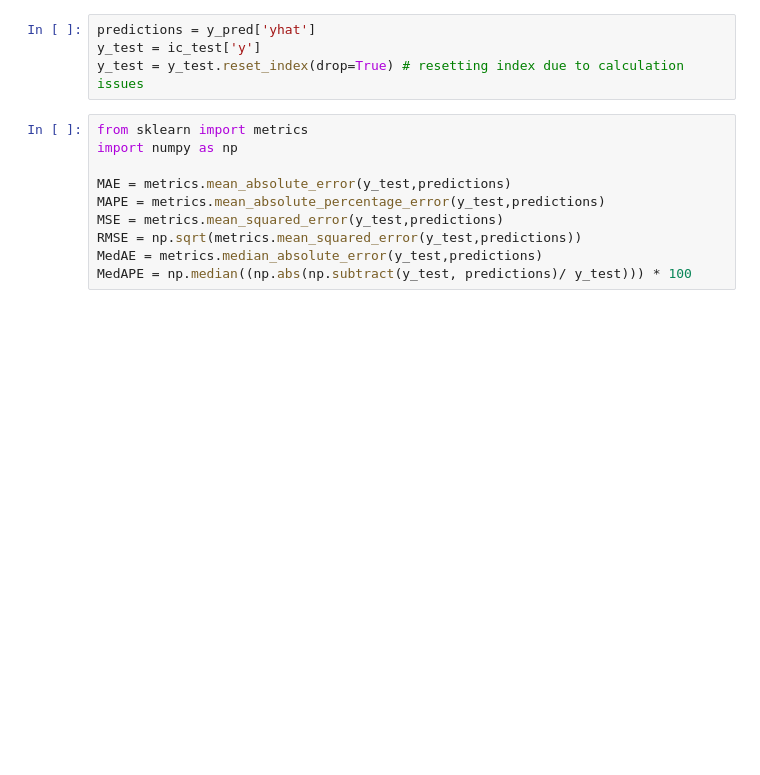
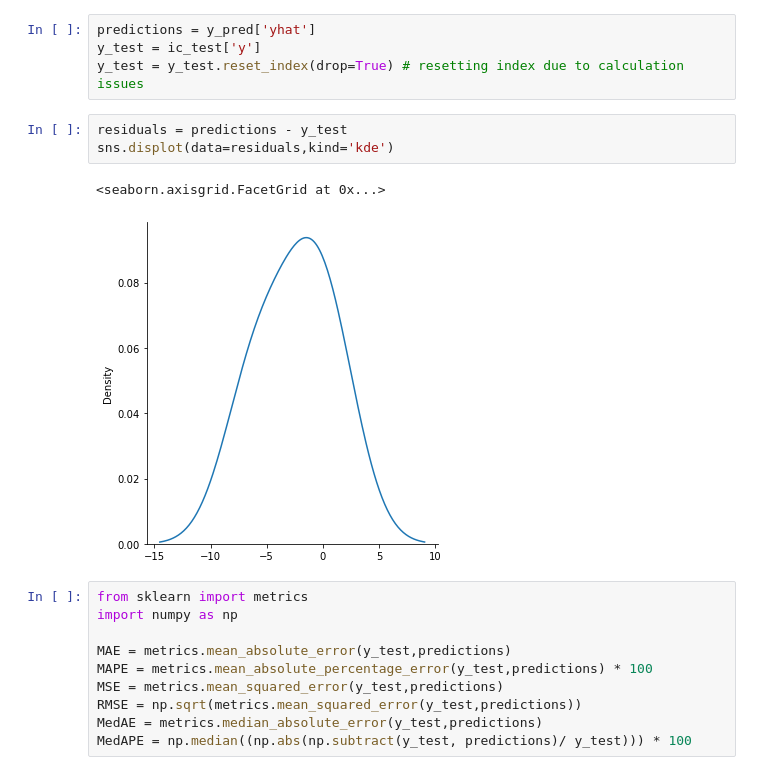
Before and after one commit to ajgallard/time_series, a Jupyter notebook: Time Series with Prophet.ipynb, the cells around one changed output. Saved outputs shown, nothing was run; the diff lists cells and outputs as text; blank space fills up the shorter version.

```diff
--- a/Time Series with Prophet.ipynb
+++ b/Time Series with Prophet.ipynb
@@ -146,12 +154,18 @@ We use standard regression metrics when evaluating the performance of a time ser
 predictions = y_pred['yhat']
 y_test = ic_test['y']
 y_test = y_test.reset_index(drop=True) # resetting index due to calculation issues
+# %%
+residuals = predictions - y_test
+sns.displot(data=residuals,kind='kde')
+# %% [output]
+<seaborn.axisgrid.FacetGrid at 0x...>
+[figure, added]
 # %%
 from sklearn import metrics
 import numpy as np
 
 MAE = metrics.mean_absolute_error(y_test,predictions)
-MAPE = metrics.mean_absolute_percentage_error(y_test,predictions)
+MAPE = metrics.mean_absolute_percentage_error(y_test,predictions) * 100
 MSE = metrics.mean_squared_error(y_test,predictions)
 RMSE = np.sqrt(metrics.mean_squared_error(y_test,predictions))
 MedAE = metrics.median_absolute_error(y_test,predictions)
```
Also changed, not shown: parts of 8 cells of this notebook.
